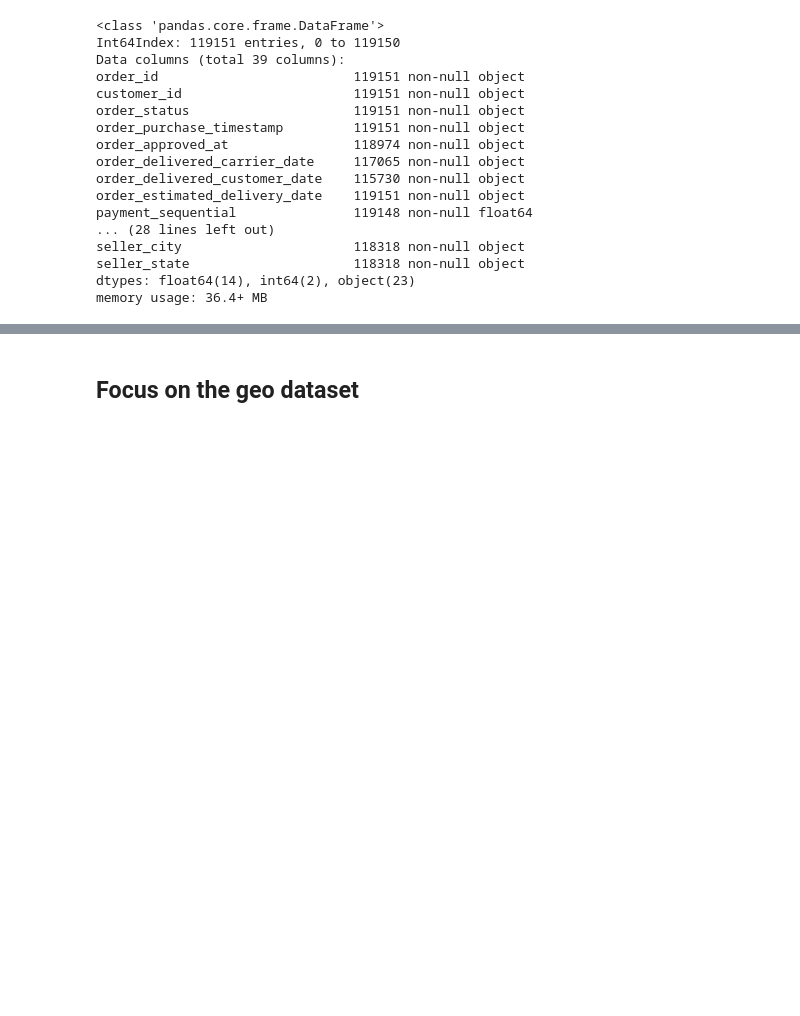
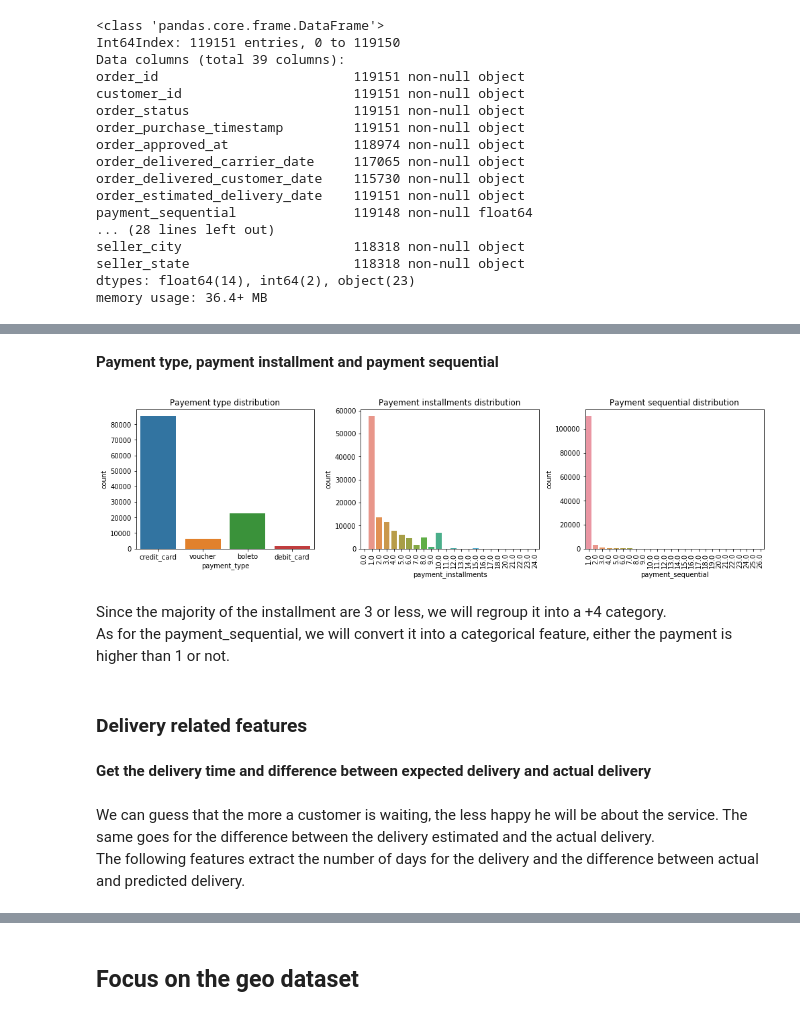
Before and after one commit to JulesLB/OpenClassroomsProject, a Jupyter notebook: Project5/Project5_Exploratory.ipynb, the cells around one changed output, grey strips where cells are left out. Cells and saved outputs as stored; diff of their text form; code cells hidden in the pictures; blank space fills up the shorter version.

```diff
--- a/Project5/Project5_Exploratory.ipynb
+++ b/Project5/Project5_Exploratory.ipynb
@@ -113,0 +293,25 @@ memory usage: 36.4+ MB
+# %% [markdown]
+**Payment type, payment installment and payment sequential**
+# %%
+#Price distribution
+fig = plt.figure(figsize=(14,4))
+ax1 = fig.add_subplot(131)
+ax2 = fig.add_subplot(132)
+ax3 = fig.add_subplot(133)
+
+sns.countplot(df['payment_type'],ax=ax1)
+ax1.set_title('Payement type distribution')
+
+df['payment_installments'] = df['payment_installments'].apply(lambda x: x if x!=0 else 0)
+g1 = sns.countplot(df['payment_installments'].dropna(),ax=ax2)
+ax2.set_title('Payement installments distribution')
+g1.set_xticklabels(g1.get_xticklabels(), rotation=90)
+
+sns.countplot(df['payment_sequential'],ax=ax3)
+ax3.set_title('Payment sequential distribution')
+
+plt.xticks(rotation=90)
+plt.tight_layout(pad=1.0)
+# fig.tight_layout(pad=3.0)
+# %% [output]
+[figure, added]
@@ -113,0 +329,3 @@ memory usage: 36.4+ MB
+# %% [markdown]
+Since the majority of the installment are 3 or less, we will regroup it into a +4 category.
+As for the payment_sequential, we will convert it into a categorical feature, either the payment is higher than 1 or not.
@@ -113,0 +345,7 @@ memory usage: 36.4+ MB
+# %% [markdown]
+### Delivery related features
+# %% [markdown]
+**Get the delivery time and difference between expected delivery and actual delivery**
+# %% [markdown]
+We can guess that the more a customer is waiting, the less happy he will be about the service. The same goes for the difference between the delivery estimated and the actual delivery.
+The following features extract the number of days for the delivery and the difference between actual and predicted delivery.
```
Also changed, not shown: parts of 147 cells of this notebook, 1 other file.
